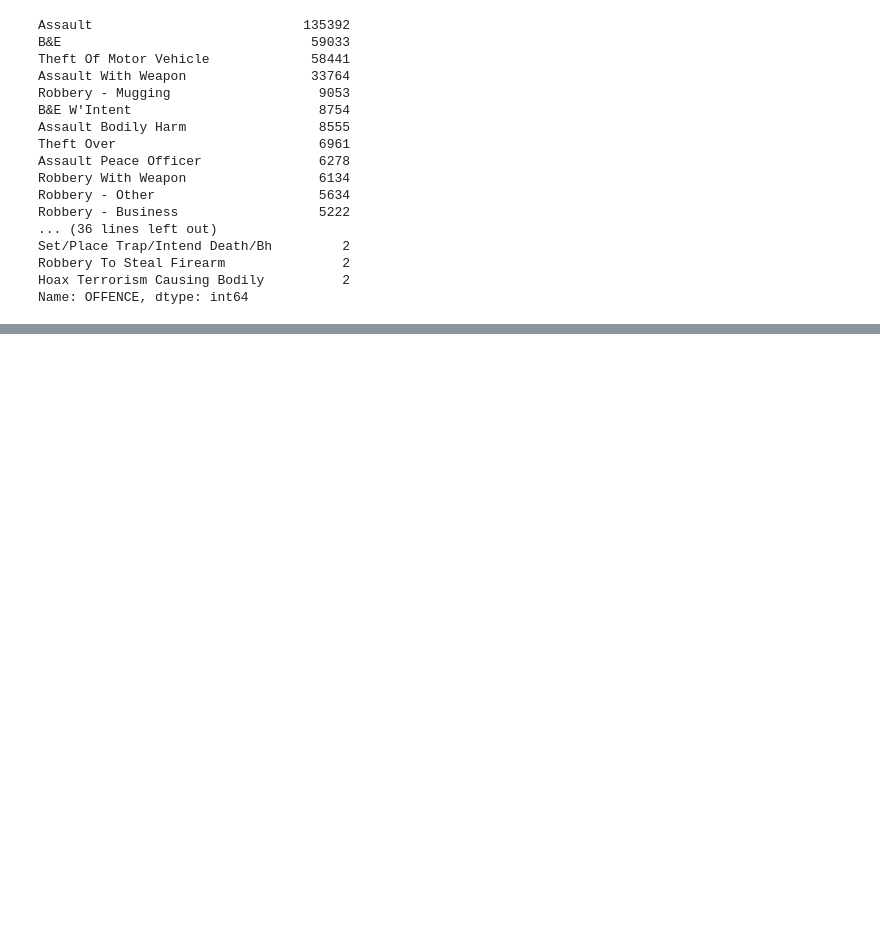
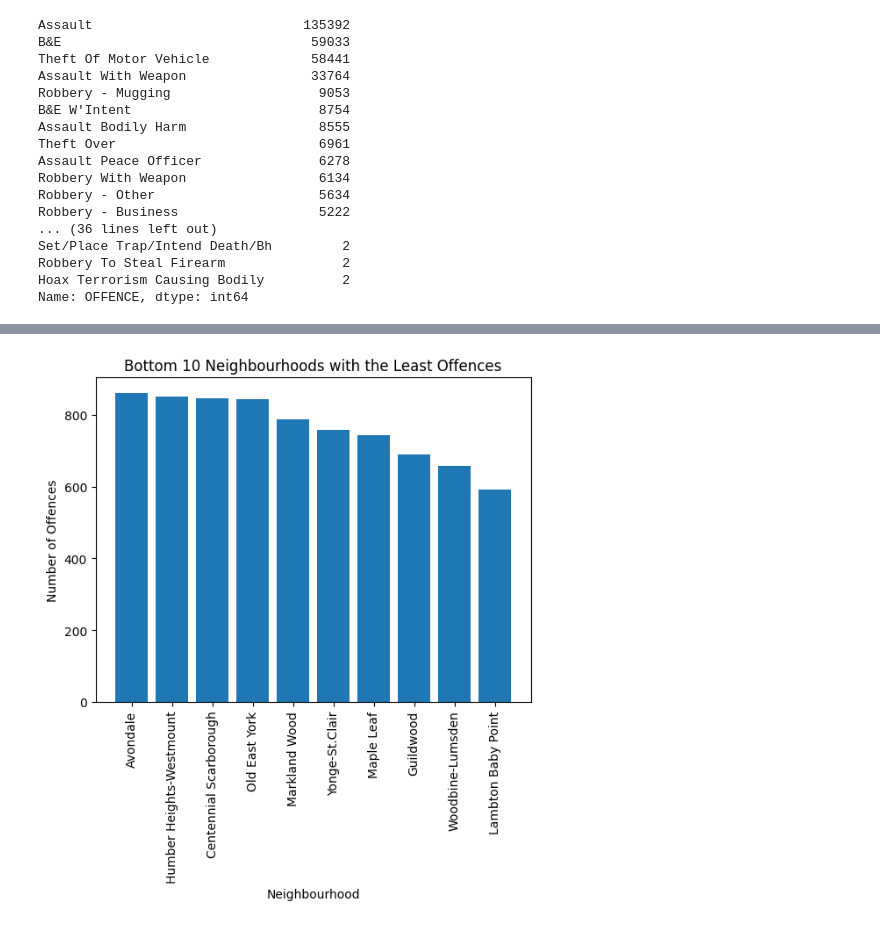
Before and after one commit to DavidToca/ML-Toronto-AutoTheft, a Jupyter notebook: ML_AutoTheft_Toronto.ipynb, the cells around one changed output, grey strips where cells are left out. Saved outputs shown, nothing was run; the diff lists cells and outputs as text; code cells hidden in the pictures; blank space fills up the shorter version.

```diff
--- a/ML_AutoTheft_Toronto.ipynb
+++ b/ML_AutoTheft_Toronto.ipynb
@@ -143,0 +226,15 @@ After some digging, this is what I found:
+# %%
+# prompt: ranking of least top 10 offence_counts_per_neig
+
+# Get the bottom 10 neighbourhoods with the least offences
+bottom_10_neighbourhoods = offence_counts_per_neig.tail(10)
+
+# Create a bar chart
+plt.bar(bottom_10_neighbourhoods.index, bottom_10_neighbourhoods)
+plt.xticks(rotation=90)
+plt.title('Bottom 10 Neighbourhoods with the Least Offences')
+plt.xlabel('Neighbourhood')
+plt.ylabel('Number of Offences')
+plt.show()
+# %% [output]
+[figure, added]
```
Also changed, not shown: parts of 15 cells of this notebook.
